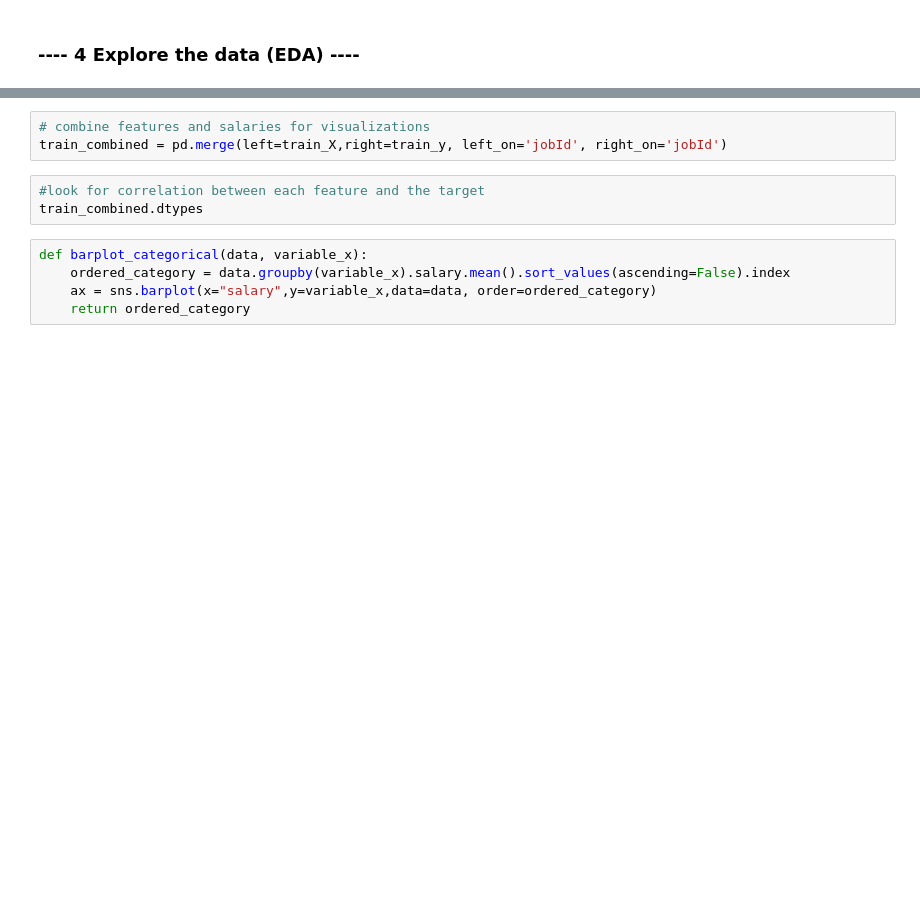
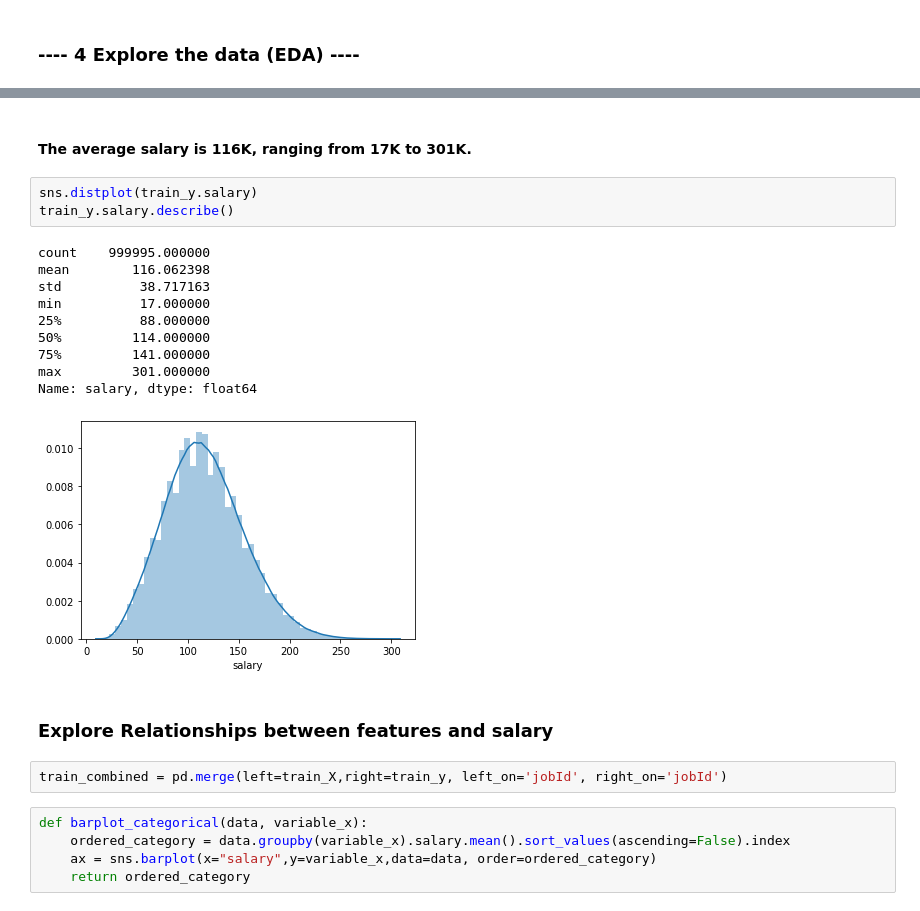
Before and after one commit to linchen-deng/SalaryPredictionProject, a Jupyter notebook: SalaryPrediction.ipynb, the cells around one changed output, grey strips where cells are left out. Saved outputs shown, nothing was run; the diff lists cells and outputs as text; blank space fills up the shorter version.

```diff
--- a/SalaryPrediction.ipynb
+++ b/SalaryPrediction.ipynb
@@ -74,9 +130,23 @@ train_y.describe()
+# %% [markdown]
+#### The average salary is 116K, ranging from 17K to 301K.
+# %%
+sns.distplot(train_y.salary)
+train_y.salary.describe()
+# %% [output]
+count    999995.000000
+mean        116.062398
+std          38.717163
+min          17.000000
+25%          88.000000
+50%         114.000000
+75%         141.000000
+max         301.000000
+Name: salary, dtype: float64
+[figure, added]
+# %% [markdown]
+### Explore Relationships between features and salary
 # %%
-# combine features and salaries for visualizations
 train_combined = pd.merge(left=train_X,right=train_y, left_on='jobId', right_on='jobId')
-# %%
-#look for correlation between each feature and the target
-train_combined.dtypes
 # %%
 def barplot_categorical(data, variable_x):
     ordered_category = data.groupby(variable_x).salary.mean().sort_values(ascending=False).index
```
Also changed, not shown: parts of 41 cells of this notebook.
